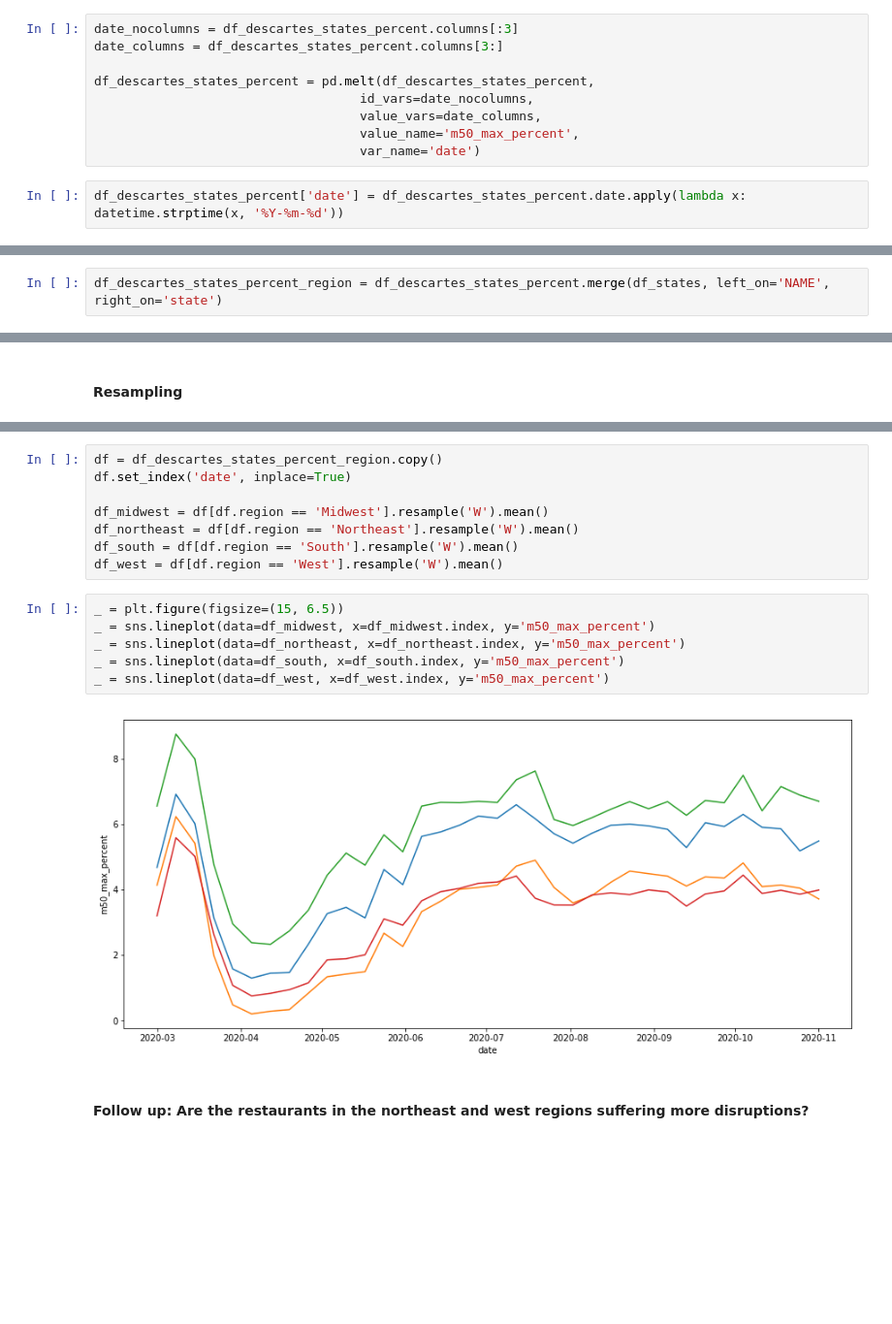
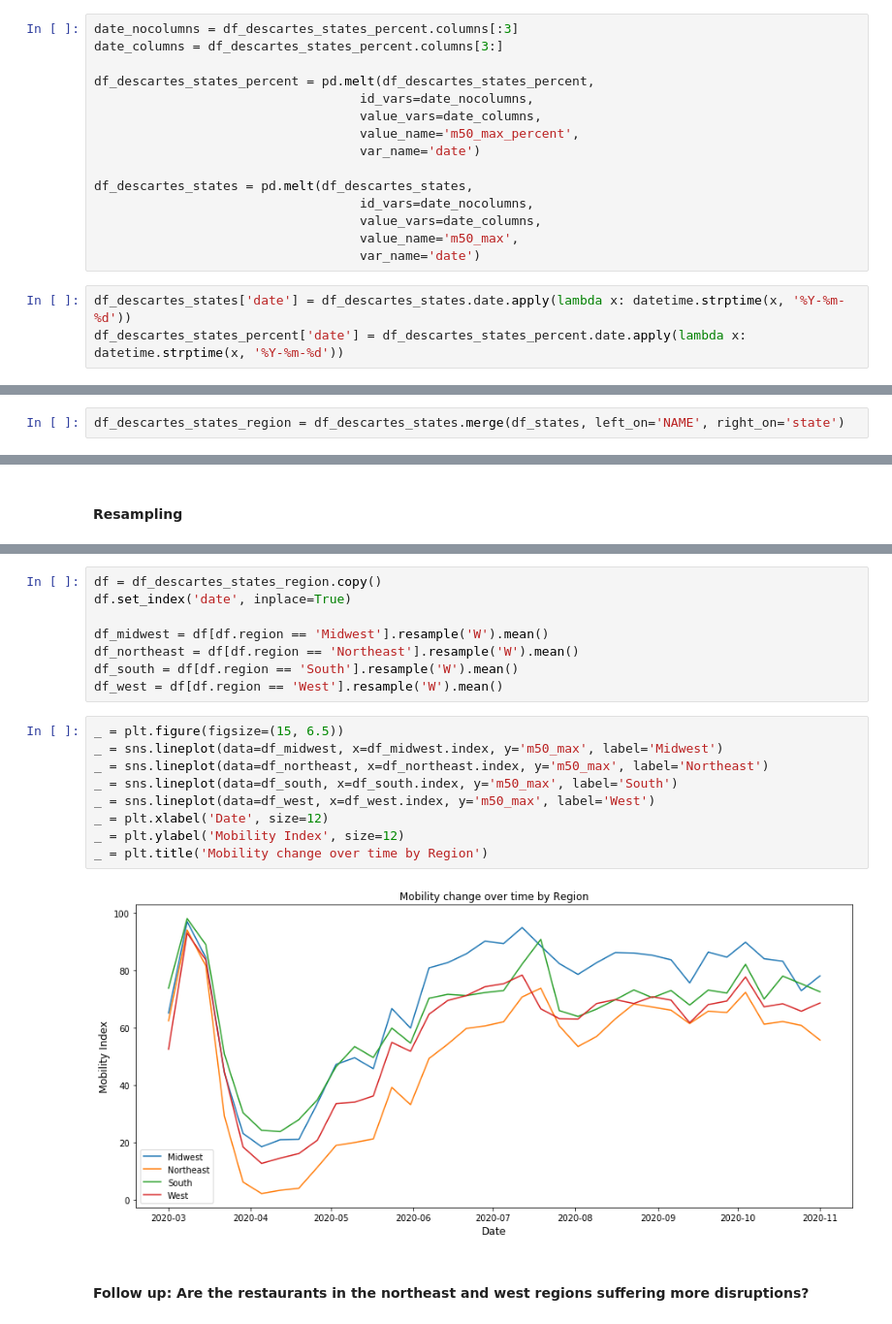
Before and after one commit to Daesparz/DS4A2020_Empowerment, a Jupyter notebook: exploratory_data_analysis/foot_traffic_EDA.ipynb, the cells around one changed output, grey strips where cells are left out. Shown at 97% size. Cells and saved outputs as stored; diff of their text form; blank space fills up the shorter version.

```diff
--- a/exploratory_data_analysis/foot_traffic_EDA.ipynb
+++ b/exploratory_data_analysis/foot_traffic_EDA.ipynb
@@ -720,7 +764,14 @@ df_descartes_states_percent = pd.melt(df_descartes_states_percent,
                                    value_vars=date_columns,
                                    value_name='m50_max_percent',
                                    var_name='date')
+
+df_descartes_states = pd.melt(df_descartes_states,
+                                   id_vars=date_nocolumns,
+                                   value_vars=date_columns,
+                                   value_name='m50_max',
+                                   var_name='date')
 # %%
+df_descartes_states['date'] = df_descartes_states.date.apply(lambda x: datetime.strptime(x, '%Y-%m-%d'))
 df_descartes_states_percent['date'] = df_descartes_states_percent.date.apply(lambda x: datetime.strptime(x, '%Y-%m-%d'))
 # %%
 sort_states = df_descartes_states_percent.groupby('NAME')['m50_max_percent'].mean().sort_values(ascending=True)
@@ -791,4 +845,4 @@ df_states.head()
 | 3 | Northeast | Massachusetts |
 | 4 | Northeast | Rhode Island |
 # %%
-df_descartes_states_percent_region = df_descartes_states_percent.merge(df_states, left_on='NAME', right_on='state')
+df_descartes_states_region = df_descartes_states.merge(df_states, left_on='NAME', right_on='state')
@@ -805,5 +860,5 @@ _ = sns.lineplot(data=df_descartes_states_percent_region.groupby(['region', 'dat
 # %%
-df = df_descartes_states_percent_region.copy()
+df = df_descartes_states_region.copy()
 df.set_index('date', inplace=True)
 
 df_midwest = df[df.region == 'Midwest'].resample('W').mean()
@@ -812,12 +867,15 @@ df_south = df[df.region == 'South'].resample('W').mean()
 df_west = df[df.region == 'West'].resample('W').mean()
 # %%
 _ = plt.figure(figsize=(15, 6.5))
-_ = sns.lineplot(data=df_midwest, x=df_midwest.index, y='m50_max_percent')
-_ = sns.lineplot(data=df_northeast, x=df_northeast.index, y='m50_max_percent')
-_ = sns.lineplot(data=df_south, x=df_south.index, y='m50_max_percent')
-_ = sns.lineplot(data=df_west, x=df_west.index, y='m50_max_percent')
+_ = sns.lineplot(data=df_midwest, x=df_midwest.index, y='m50_max', label='Midwest')
+_ = sns.lineplot(data=df_northeast, x=df_northeast.index, y='m50_max', label='Northeast')
+_ = sns.lineplot(data=df_south, x=df_south.index, y='m50_max', label='South')
+_ = sns.lineplot(data=df_west, x=df_west.index, y='m50_max', label='West')
+_ = plt.xlabel('Date', size=12)
+_ = plt.ylabel('Mobility Index', size=12)
+_ = plt.title('Mobility change over time by Region')
 # %% [output]
-[figure, old version]
+[figure, new version]
 # %% [markdown]
 #### Follow up: Are the restaurants in the northeast and west regions suffering more disruptions?
 # %%
```
Also changed, not shown: parts of 28 cells of this notebook.
